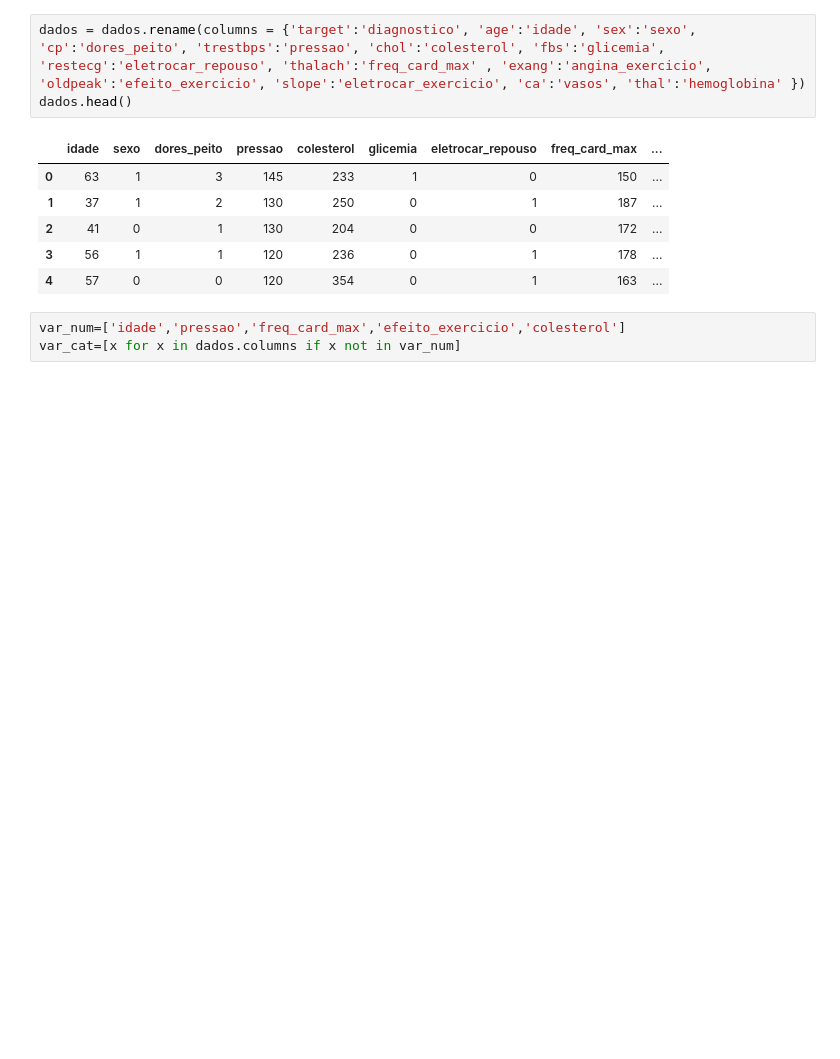
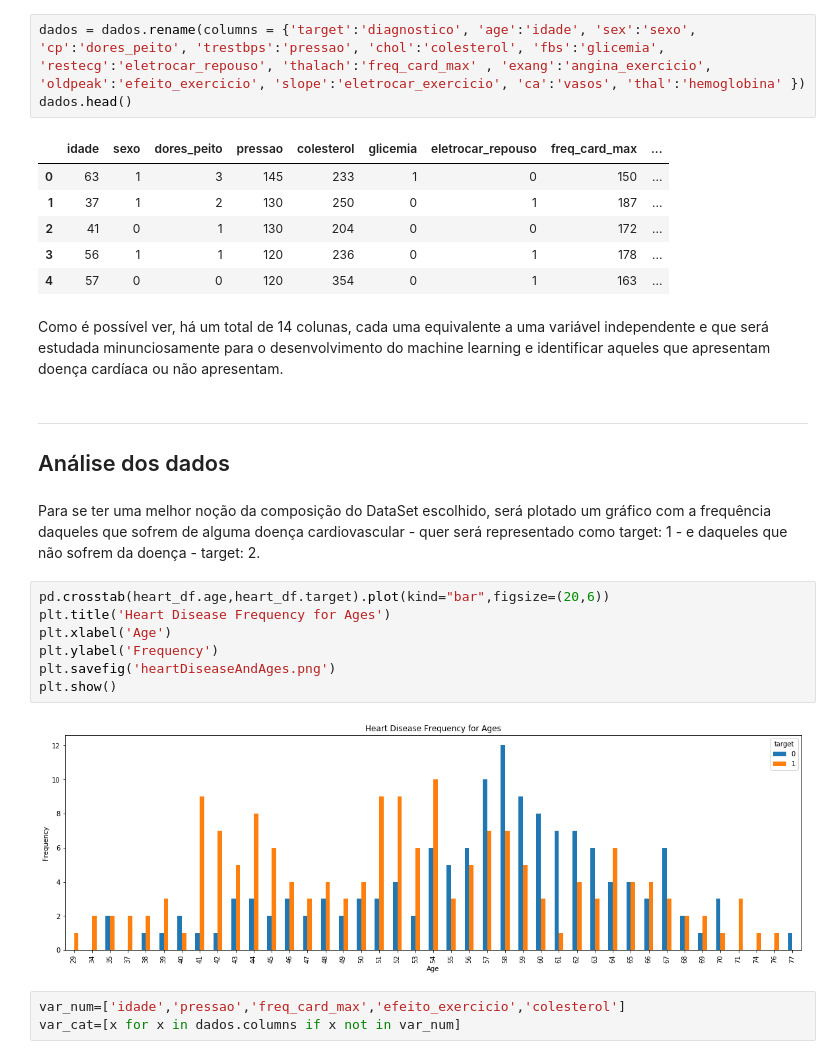
Before and after one commit to gabriellaec/CD-P3, a Jupyter notebook: Projeto 3.ipynb, the cells around one changed output. Drawn from its saved outputs; the diff is of its cells as text; blank space fills up the shorter version.

```diff
--- a/Projeto 3.ipynb
+++ b/Projeto 3.ipynb
@@ -100,6 +124,22 @@ dados.head()
 | 2 | 41 | 0 | 1 | 130 | 204 | 0 | 0 | 172 | ... |
 | 3 | 56 | 1 | 1 | 120 | 236 | 0 | 1 | 178 | ... |
 | 4 | 57 | 0 | 0 | 120 | 354 | 0 | 1 | 163 | ... |
+# %% [markdown]
+Como é possível ver, há um total de 14 colunas, cada uma equivalente a uma variável independente e que será estudada minunciosamente para o desenvolvimento do machine learning e identificar aqueles que apresentam doença cardíaca ou não apresentam.
+# %% [markdown]
+____
+## Análise dos dados
+# %% [markdown]
+Para se ter uma melhor noção da composição do DataSet escolhido, será plotado um gráfico com a frequência daqueles que sofrem de alguma doença cardiovascular - quer será representado como target: 1 - e daqueles que não sofrem da doença - target: 2.
+# %%
+pd.crosstab(heart_df.age,heart_df.target).plot(kind="bar",figsize=(20,6))
+plt.title('Heart Disease Frequency for Ages')
+plt.xlabel('Age')
+plt.ylabel('Frequency')
+plt.savefig('heartDiseaseAndAges.png')
+plt.show()
+# %% [output]
+[figure, added]
 # %%
 var_num=['idade','pressao','freq_card_max','efeito_exercicio','colesterol']
 var_cat=[x for x in dados.columns if x not in var_num]
```
Also changed, not shown: parts of 25 cells of this notebook, 1 other file.
